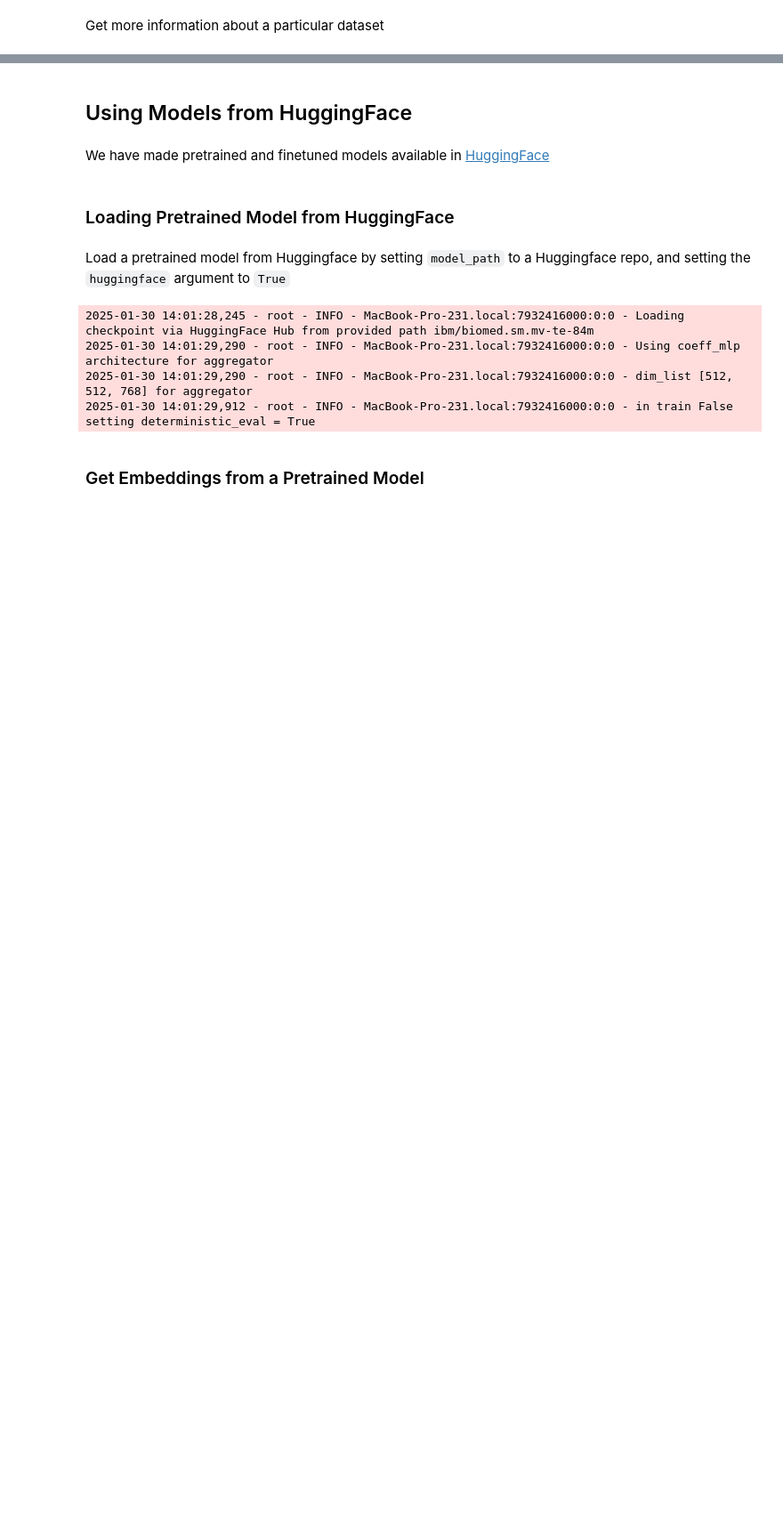
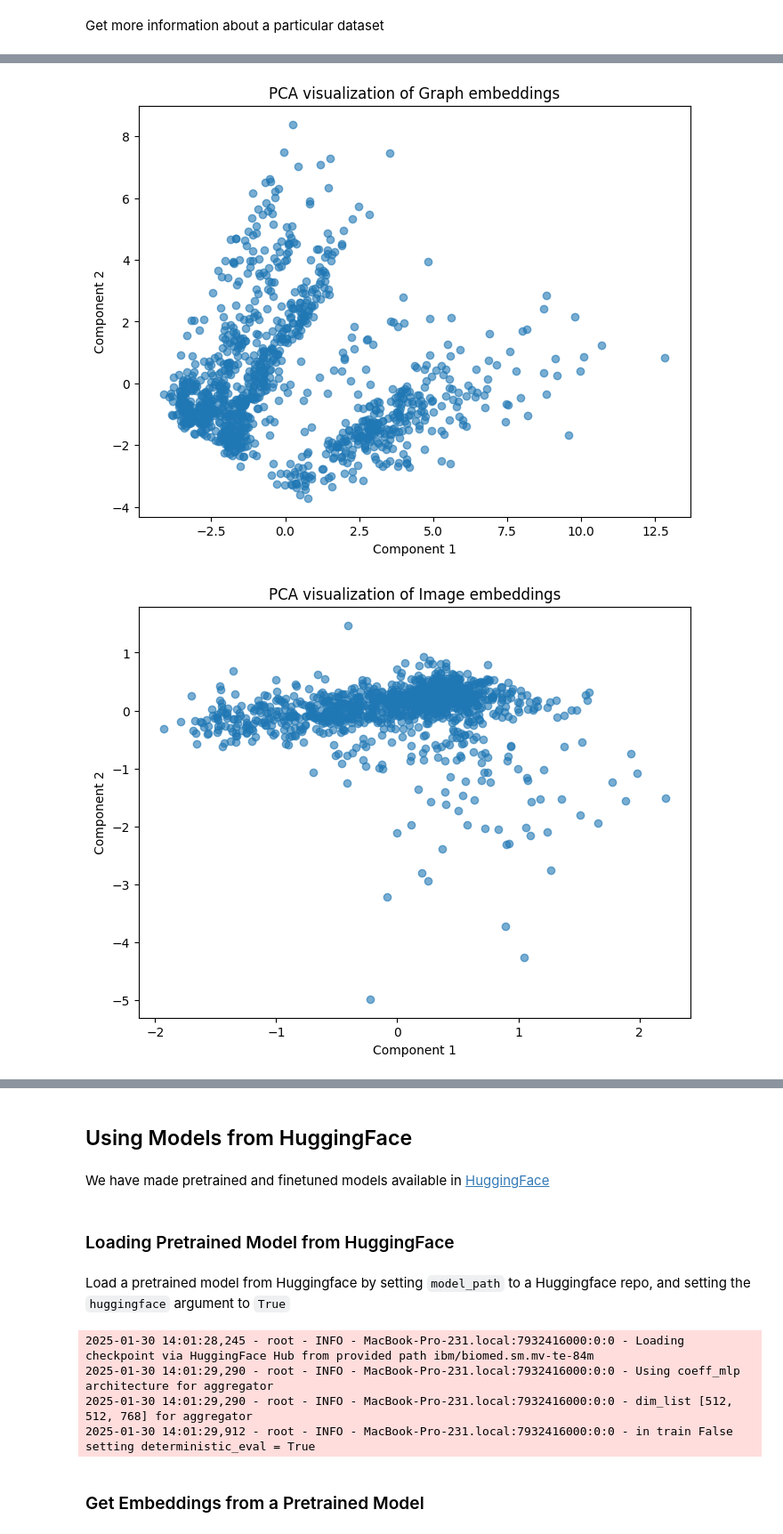
Before and after one commit to Ananya-Krishna/biomed-multi-view, a Jupyter notebook: notebooks/smmv_api_demo.ipynb, the cells around one changed output, grey strips where cells are left out. Shown: that part at 89% size. Cells and saved outputs as stored; diff of their text form; code cells hidden in the pictures; blank space fills up the shorter version.

Commit message:
implemented pca/umap on esolv

```diff
--- a/notebooks/smmv_api_demo.ipynb
+++ b/notebooks/smmv_api_demo.ipynb
@@ -200,0 +254,47 @@ Q, R = torch.linalg.qr(A, 'reduced' if some else 'complete') (Triggered internal
+# %%
+def visualize_embeddings_separately(graph_embs, image_embs, text_embs, method='pca'):
+    def reduce_embeddings(embs):
+        if method.lower() == 'pca':
+            reducer = PCA(n_components=2)
+        elif method.lower() == 'umap':
+            reducer = umap.UMAP(n_components=2, random_state=42)
+        else:
+            raise ValueError(f"Unknown reduction method: {method}")
+        return reducer.fit_transform(embs)
+
+    # Visualize Graph embeddings
+    reduced_graph = reduce_embeddings(graph_embs)
+    plt.figure(figsize=(8, 6))
+    plt.scatter(reduced_graph[:, 0], reduced_graph[:, 1], alpha=0.6)
+    plt.title(f'{method.upper()} visualization of Graph embeddings')
+    plt.xlabel("Component 1")
+    plt.ylabel("Component 2")
+    plt.show()
+
+    # Visualize Image embeddings
+    reduced_image = reduce_embeddings(image_embs)
+    plt.figure(figsize=(8, 6))
+    plt.scatter(reduced_image[:, 0], reduced_image[:, 1], alpha=0.6)
+    plt.title(f'{method.upper()} visualization of Image embeddings')
+    plt.xlabel("Component 1")
+    plt.ylabel("Component 2")
+    plt.show()
+
+    # Visualize Text embeddings
+    reduced_text = reduce_embeddings(text_embs)
+    plt.figure(figsize=(8, 6))
+    plt.scatter(reduced_text[:, 0], reduced_text[:, 1], alpha=0.6)
+    plt.title(f'{method.upper()} visualization of Text embeddings')
+    plt.xlabel("Component 1")
+    plt.ylabel("Component 2")
+    plt.show()
+
+# Example usage:
+# Visualize using PCA
+visualize_embeddings_separately(graph_embeddings, image_embeddings, text_embeddings, method='pca')
+
+# Visualize using UMAP
+visualize_embeddings_separately(graph_embeddings, image_embeddings, text_embeddings, method='umap')
+# %% [output]
+[figure, added]
+[figure, added]
```
Also changed, not shown: parts of 5 cells of this notebook.
